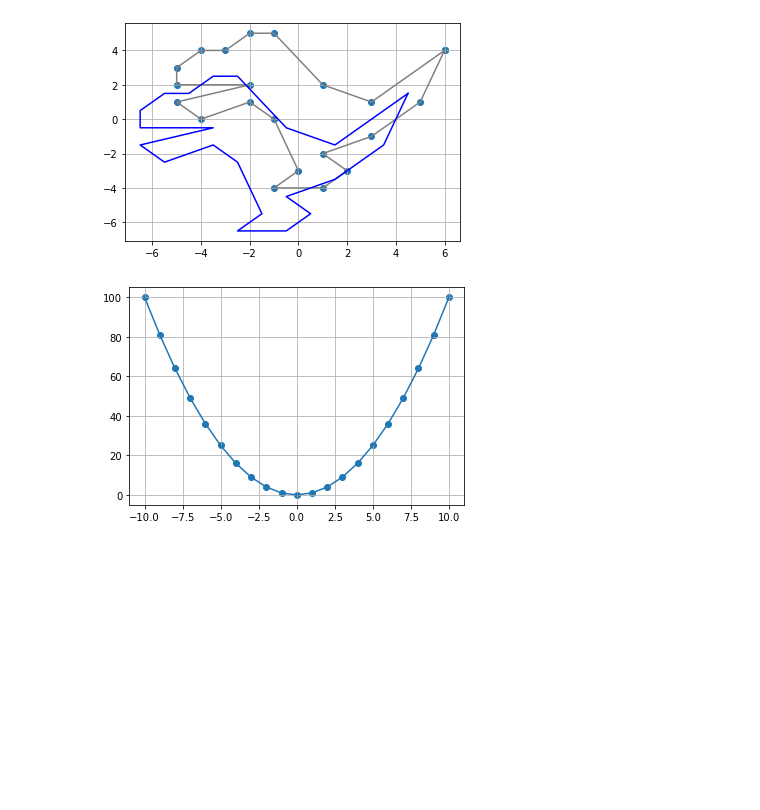
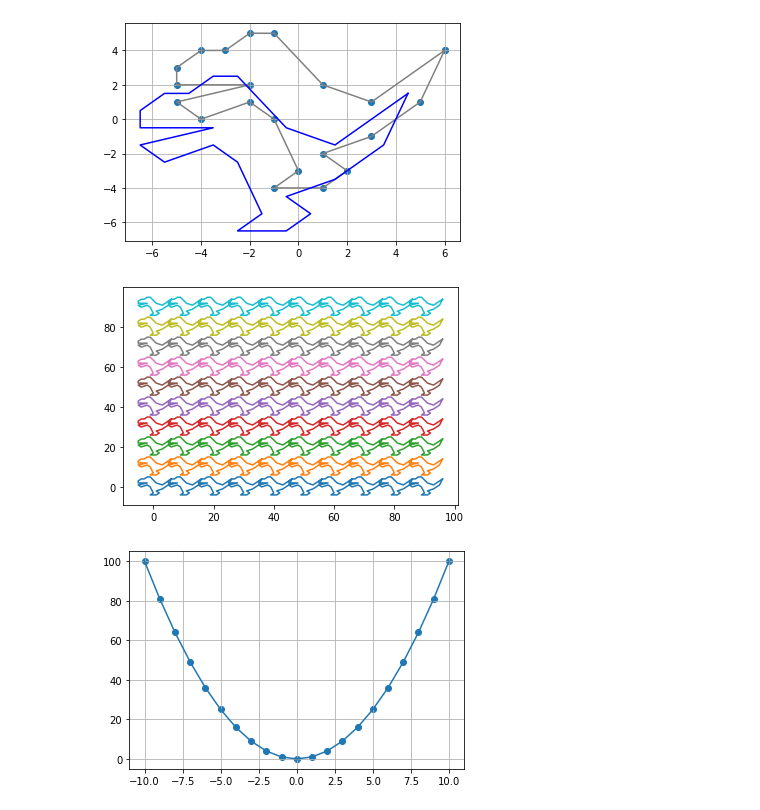
Before and after one commit to zluo/pymath, a Jupyter notebook: 2D_Vector.ipynb, the cells around one changed output. Cells and saved outputs as stored; diff of their text form; code cells hidden in the pictures; blank space fills up the shorter version.

Commit message:
#5 add dino array display

```diff
--- a/2D_Vector.ipynb
+++ b/2D_Vector.ipynb
@@ -42,6 +42,16 @@ plt.plot(xs1, ys1, color = "blue")
 dino_1 = dino + (-1.5, -2.5)
 # %% [output]
 [figure]
+# %%
+dino = dino_vectors()
+for i in range(10):
+    for j in range(10):
+        # this is called broadcasting
+        d1 = dino + (i*10,j*10)
+        plt.plot(*zip(*d1))
+plt.show()
+# %% [output]
+[figure, added]
 # %%
 x = np.arange(21) -10
 y = x**2
```
